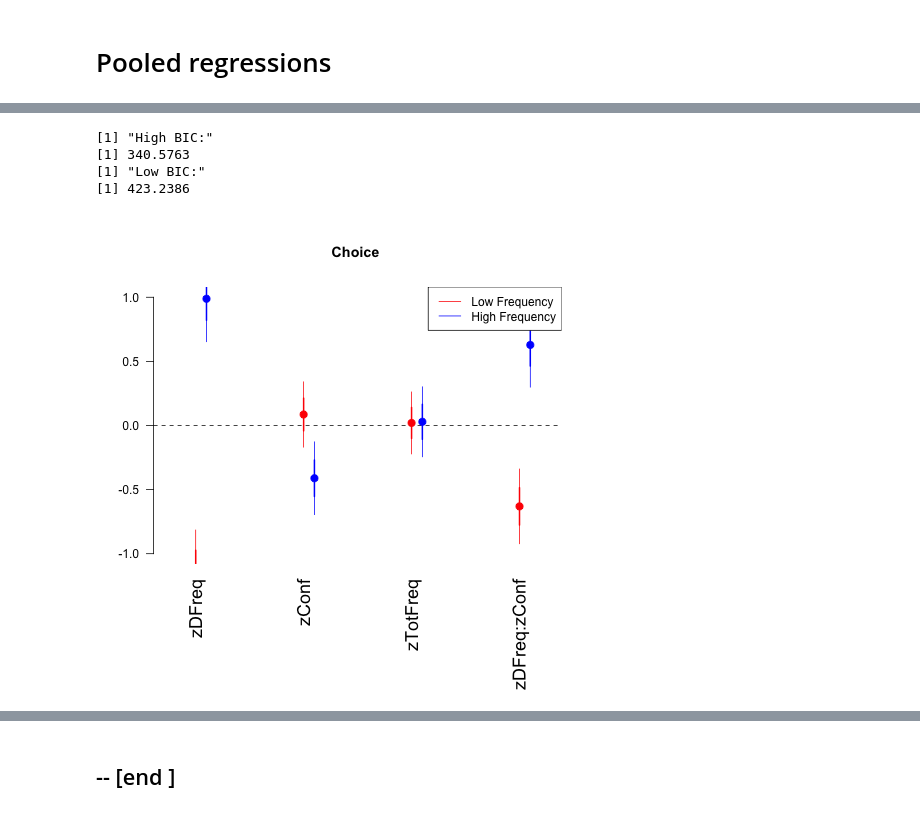
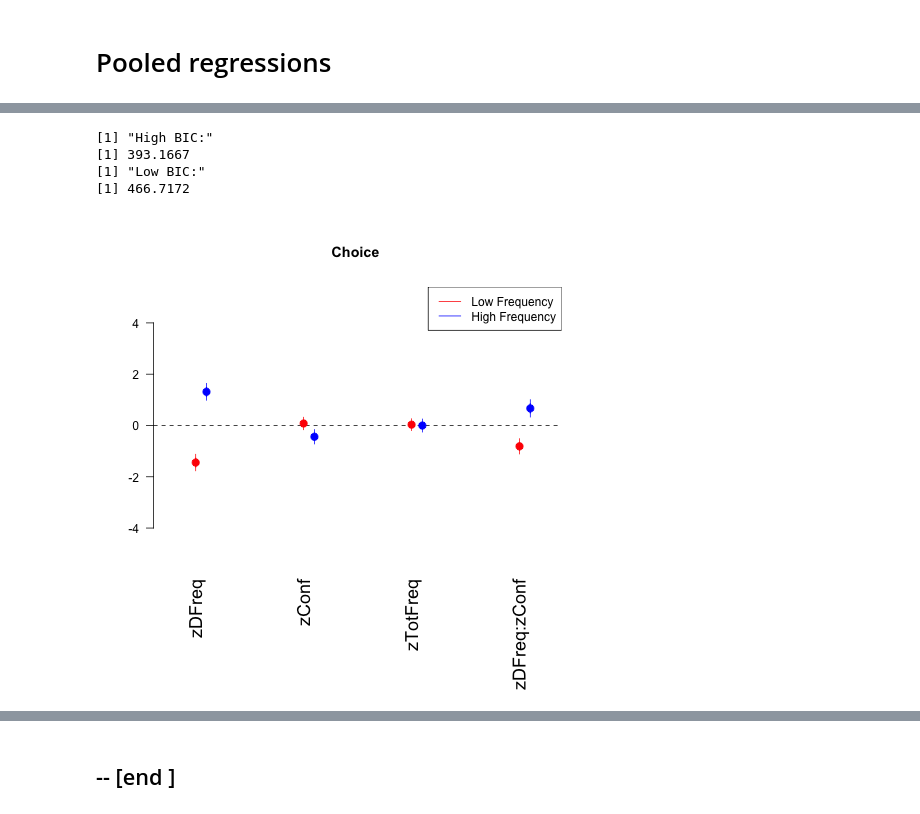
Before and after one commit to pradysepulveda/pupilPEB2021, a Jupyter notebook: Code/PEB2021_PupilSelect.ipynb, the cells around one changed output, grey strips where cells are left out. Drawn from its saved outputs; the diff is of its cells as text; code cells hidden in the pictures.

```diff
--- a/Code/PEB2021_PupilSelect.ipynb
+++ b/Code/PEB2021_PupilSelect.ipynb
@@ -4,7 +4,7 @@
 # Load data participants
 # %%
 # Select participants
-select_subj = [2,3,4]
+select_subj = [2,3,4,5]
 
 choiceNameFrames = list()
 
@@ -300,28 +311,28 @@ data_exp1_L <- choiceFrameAll[ which(choiceFrameAll$frame=='2'), ]
 # %%
 %%R
 title_plot = "Choice "
 
 ModelChoiceH_1 <- glm(Choice ~  zDFreq + zConf + zTotFreq + zDFreq:zConf  , data=data_exp1_H, family=binomial(link="logit"))
 ModelChoiceL_1 <- glm(Choice ~   zDFreq + zConf + zTotFreq + zDFreq:zConf , data=data_exp1_L, family=binomial(link="logit"))
 
 BIC1 = BIC(ModelChoiceH_1)
 BIC2 = BIC(ModelChoiceL_1)
 
 summary
 print("High BIC:")
 print(BIC1)
 print("Low BIC:")
 print(BIC2)
 
-coefplot(ModelChoiceL_1,intercept=FALSE,vertical = FALSE,  col.pts="red", cex.var=1.5, cex.pts=2, mar = c(8,4,5,1) ,ylim=c(-1, 1) ,main=title_plot)
+coefplot(ModelChoiceL_1,intercept=FALSE,vertical = FALSE,  col.pts="red", cex.var=1.5, cex.pts=2, mar = c(8,4,5,1) ,ylim=c(-5, 5) ,main=title_plot)
 coefplot(ModelChoiceH_1, intercept=FALSE, vertical = FALSE, add=TRUE, col.pts="blue", cex.var=1.5, cex.pts=2,mar = c(8,4,5,1))
 legend("topright",  legend=c("Low Frequency", "High Frequency"),col=c("red", "blue"), lty=1:1, cex=1)
 # %% [output]
 [1] "High BIC:"
-[1] 340.5763
+[1] 393.1667
 [1] "Low BIC:"
-[1] 423.2386
+[1] 466.7172
-[figure, old version]
+[figure, new version]
 # %%
 %%R
 title_plot = "Confidence "
```
Also changed, not shown: parts of 19 cells of this notebook, 2 other files.
